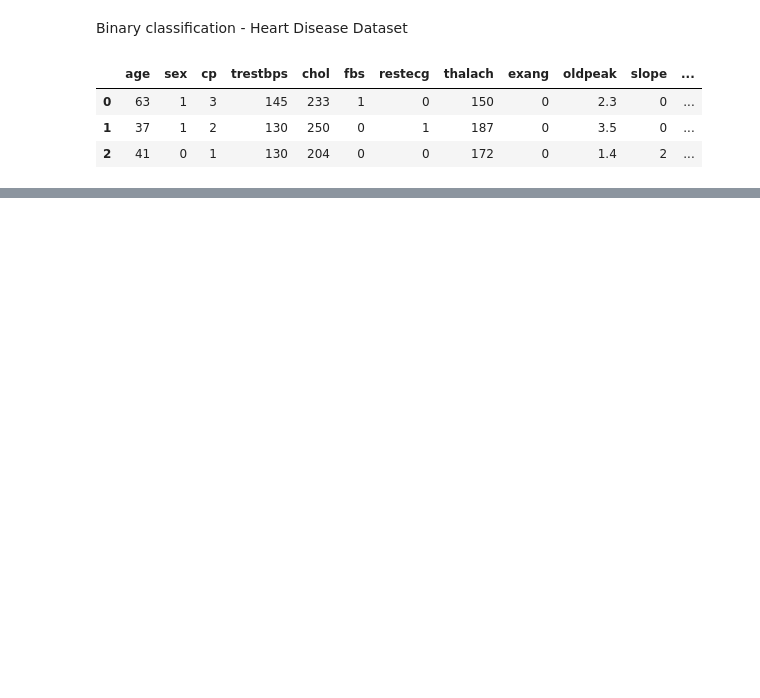
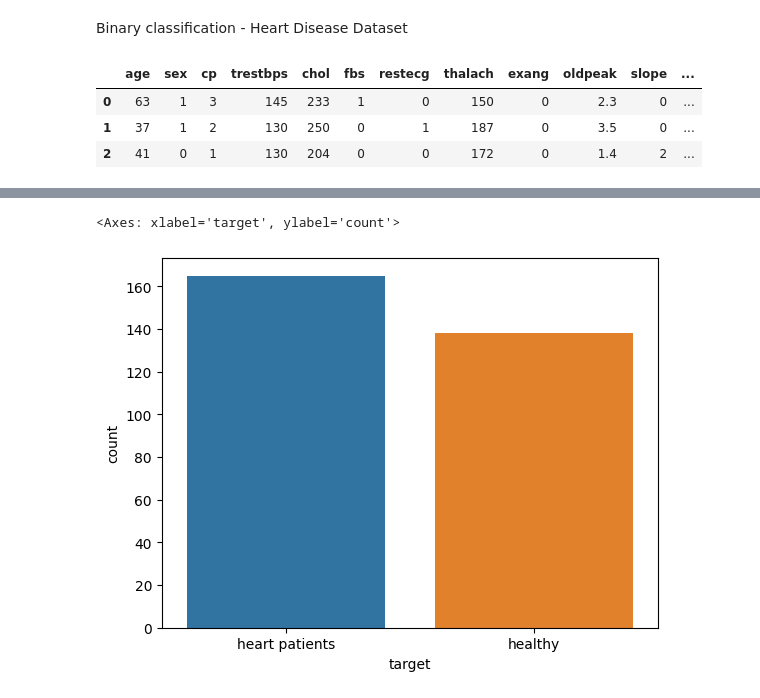
Before and after one commit to alwinbshaji/Data-Science, a Jupyter notebook: binaryclassification.ipynb, the cells around one changed output, grey strips where cells are left out. Drawn from its saved outputs; the diff is of its cells as text; code cells hidden in the pictures; blank space fills up the shorter version.

```diff
--- a/binaryclassification.ipynb
+++ b/binaryclassification.ipynb
@@ -17,0 +65,13 @@ mydf.head(3)
+# %%
+#to keep the original data createa a coy of the current data frame
+mydf_cpy = mydf.copy()
+
+#createa a barchart to compare the no of healty vs patients
+#createa a mapping of the target collumn,= 0 for healthy and 1 for patients
+mydf_cpy.target = mydf_cpy.target.map({0:'healthy',1:'heart patients'}
+)
+#createa a count plaot using sns
+sns.countplot(x='target',data=mydf_cpy,hue=mydf_cpy.target)
+# %% [output]
+<Axes: xlabel='target', ylabel='count'>
+[figure, added]
```
Also changed, not shown: parts of 15 cells of this notebook.
